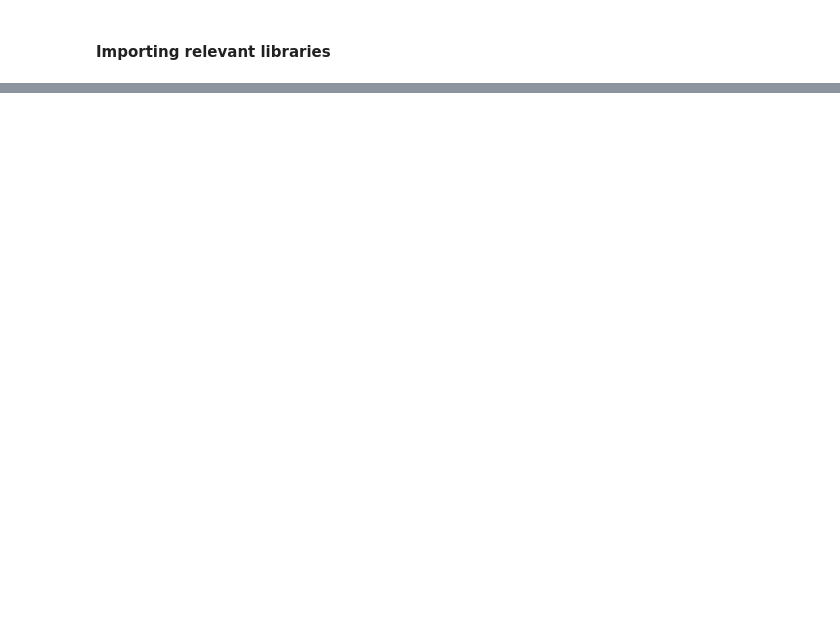
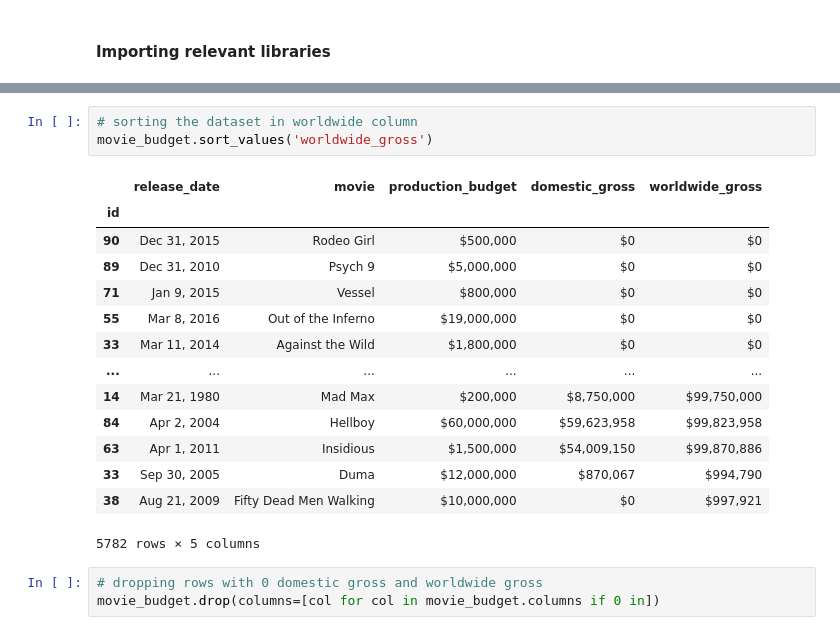
Before and after one commit to wanjikuciku/Phase-1-Project, a Jupyter notebook: project.ipynb, the cells around one changed output, grey strips where cells are left out. Cells and saved outputs as stored; diff of their text form; blank space fills up the shorter version.

```diff
--- a/project.ipynb
+++ b/project.ipynb
@@ -43,0 +296,21 @@ title
+# %%
+# sorting the dataset in worldwide column
+movie_budget.sort_values('worldwide_gross')
+# %% [output]
+|  | release_date | movie | production_budget | domestic_gross | worldwide_gross |
+| id |  |  |  |  |  |
+| 90 | Dec 31, 2015 | Rodeo Girl | $500,000 | $0 | $0 |
+| 89 | Dec 31, 2010 | Psych 9 | $5,000,000 | $0 | $0 |
+| 71 | Jan 9, 2015 | Vessel | $800,000 | $0 | $0 |
+| 55 | Mar 8, 2016 | Out of the Inferno | $19,000,000 | $0 | $0 |
+| 33 | Mar 11, 2014 | Against the Wild | $1,800,000 | $0 | $0 |
+| ... | ... | ... | ... | ... | ... |
+| 14 | Mar 21, 1980 | Mad Max | $200,000 | $8,750,000 | $99,750,000 |
+| 84 | Apr 2, 2004 | Hellboy | $60,000,000 | $59,623,958 | $99,823,958 |
+| 63 | Apr 1, 2011 | Insidious | $1,500,000 | $54,009,150 | $99,870,886 |
+| 33 | Sep 30, 2005 | Duma | $12,000,000 | $870,067 | $994,790 |
+| 38 | Aug 21, 2009 | Fifty Dead Men Walking | $10,000,000 | $0 | $997,921 |
+5782 rows × 5 columns
+# %%
+# dropping rows with 0 domestic gross and worldwide gross
+movie_budget.drop(columns=[col for col in movie_budget.columns if 0 in])
```
Also changed, not shown: parts of 31 cells of this notebook.
